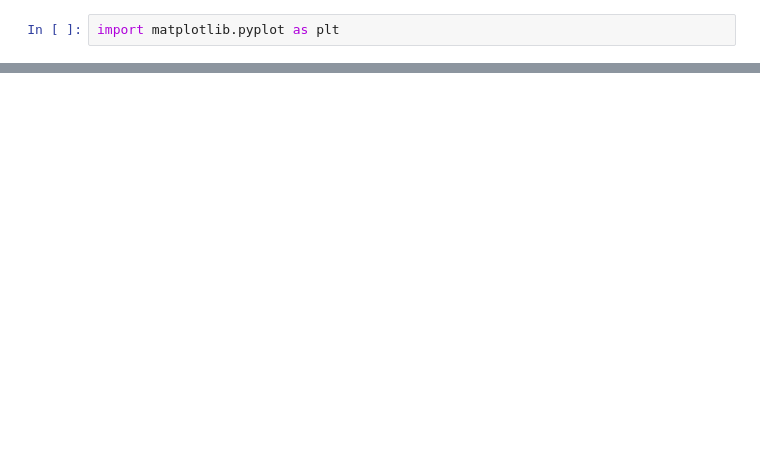
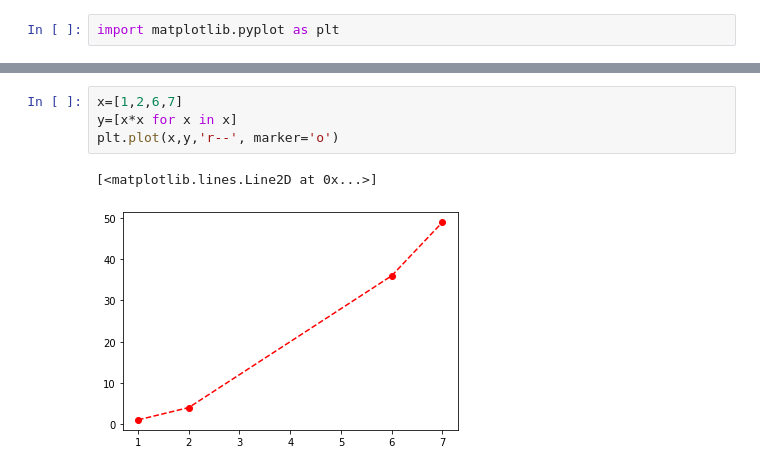
Before and after one commit to satk66/pyhon, a Jupyter notebook: Untitled.ipynb, the cells around one changed output, grey strips where cells are left out. Drawn from its saved outputs; the diff is of its cells as text; blank space fills up the shorter version.

```diff
--- a/Untitled.ipynb
+++ b/Untitled.ipynb
@@ -48,0 +20,7 @@ plt.legend(['점수'])
+# %%
+x=[1,2,6,7]
+y=[x*x for x in x]
+plt.plot(x,y,'r--', marker='o')
+# %% [output]
+[<matplotlib.lines.Line2D at 0x...>]
+[figure, added]
```
Also changed, not shown: parts of 25 cells of this notebook.
